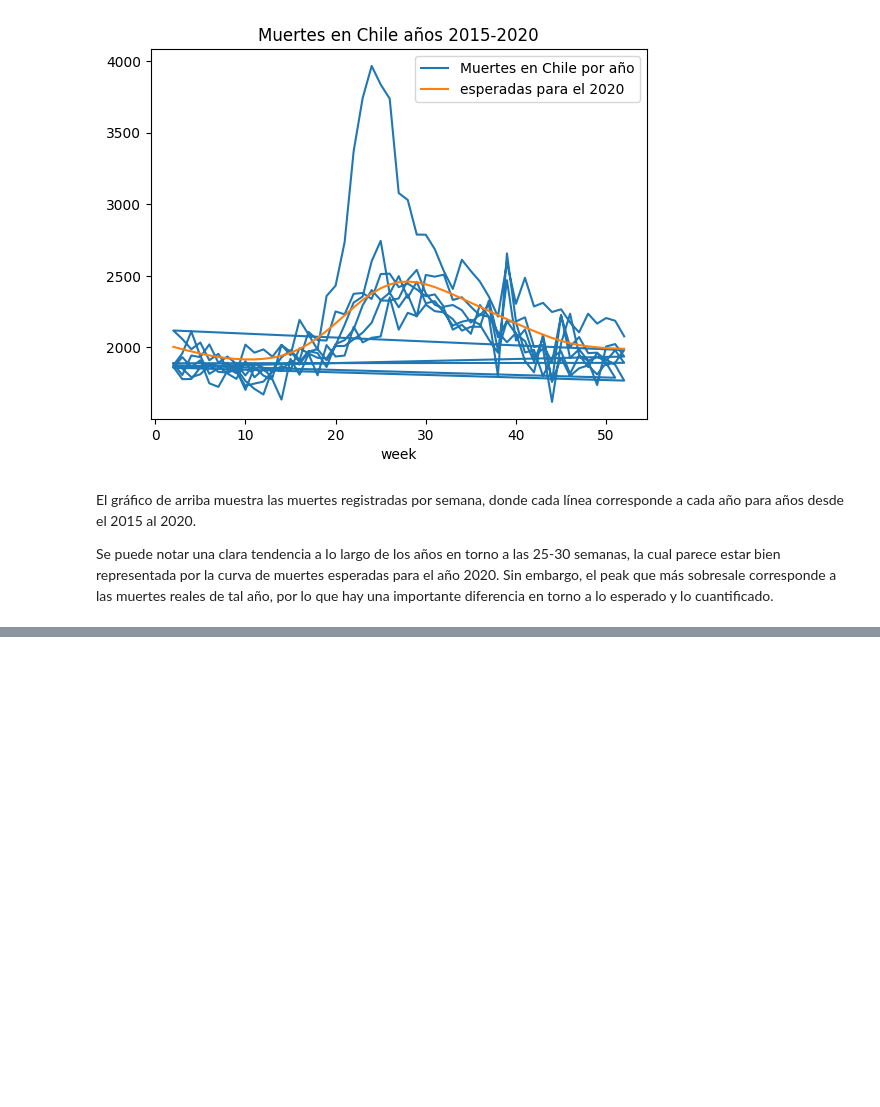
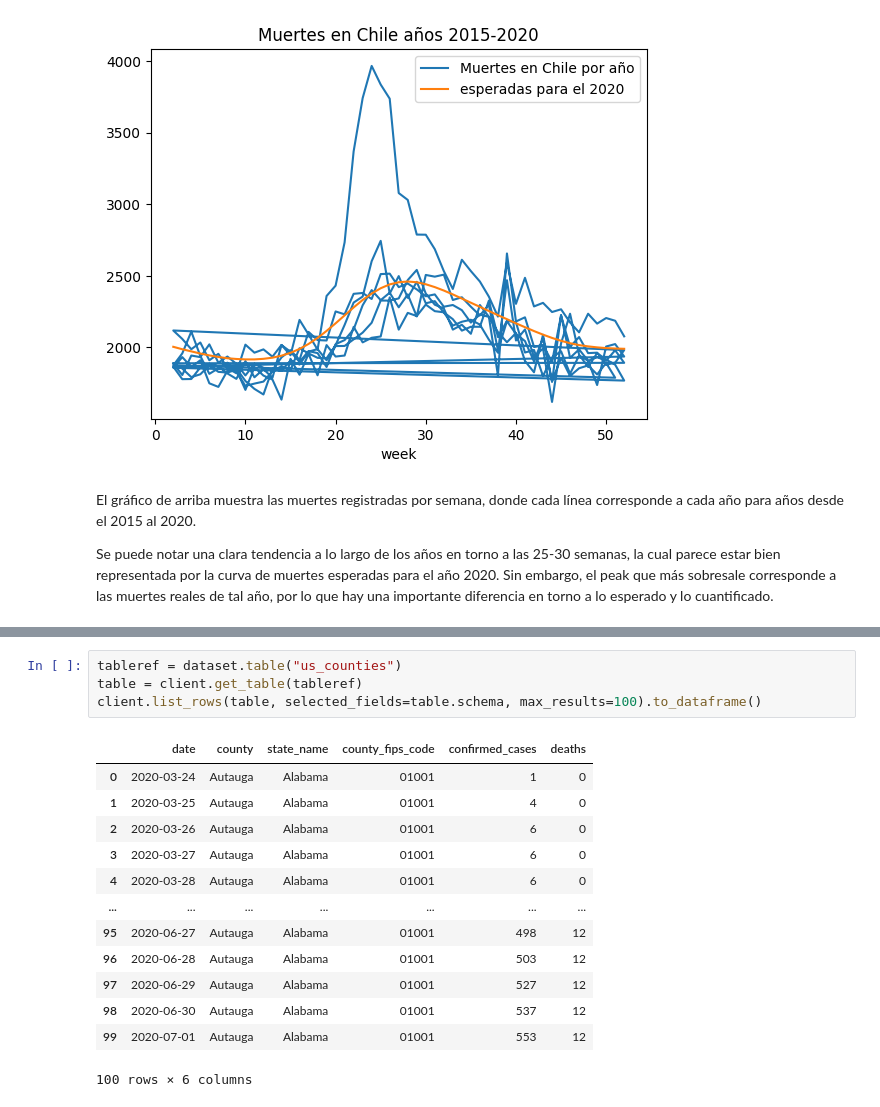
Before and after one commit to Remiw/Solemne1, a Jupyter notebook: SOLEMNE1MATÍASTOBAR.ipynb, the cells around one changed output, grey strips where cells are left out. Cells and saved outputs as stored; diff of their text form; blank space fills up the shorter version.

```diff
--- a/SOLEMNE1MATÍASTOBAR.ipynb
+++ b/SOLEMNE1MATÍASTOBAR.ipynb
@@ -215,0 +242,18 @@ Se puede notar una clara tendencia a lo largo de los años en torno a las 25-30
+# %%
+tableref = dataset.table("us_counties")
+table = client.get_table(tableref)
+client.list_rows(table, selected_fields=table.schema, max_results=100).to_dataframe()
+# %% [output]
+|  | date | county | state_name | county_fips_code | confirmed_cases | deaths |
+| 0 | 2020-03-24 | Autauga | Alabama | 01001 | 1 | 0 |
+| 1 | 2020-03-25 | Autauga | Alabama | 01001 | 4 | 0 |
+| 2 | 2020-03-26 | Autauga | Alabama | 01001 | 6 | 0 |
+| 3 | 2020-03-27 | Autauga | Alabama | 01001 | 6 | 0 |
+| 4 | 2020-03-28 | Autauga | Alabama | 01001 | 6 | 0 |
+| ... | ... | ... | ... | ... | ... | ... |
+| 95 | 2020-06-27 | Autauga | Alabama | 01001 | 498 | 12 |
+| 96 | 2020-06-28 | Autauga | Alabama | 01001 | 503 | 12 |
+| 97 | 2020-06-29 | Autauga | Alabama | 01001 | 527 | 12 |
+| 98 | 2020-06-30 | Autauga | Alabama | 01001 | 537 | 12 |
+| 99 | 2020-07-01 | Autauga | Alabama | 01001 | 553 | 12 |
+100 rows × 6 columns
```
Also changed, not shown: parts of 16 cells of this notebook.
